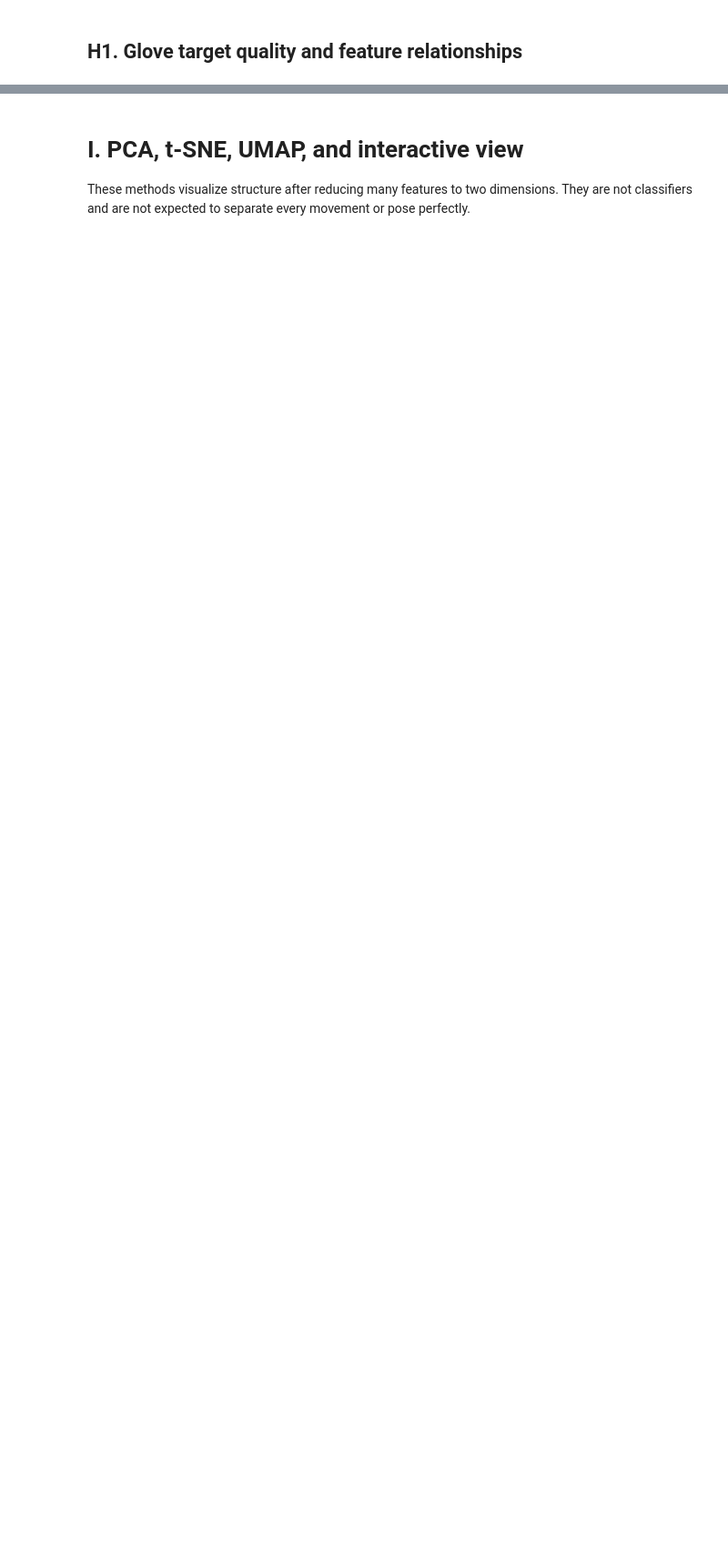
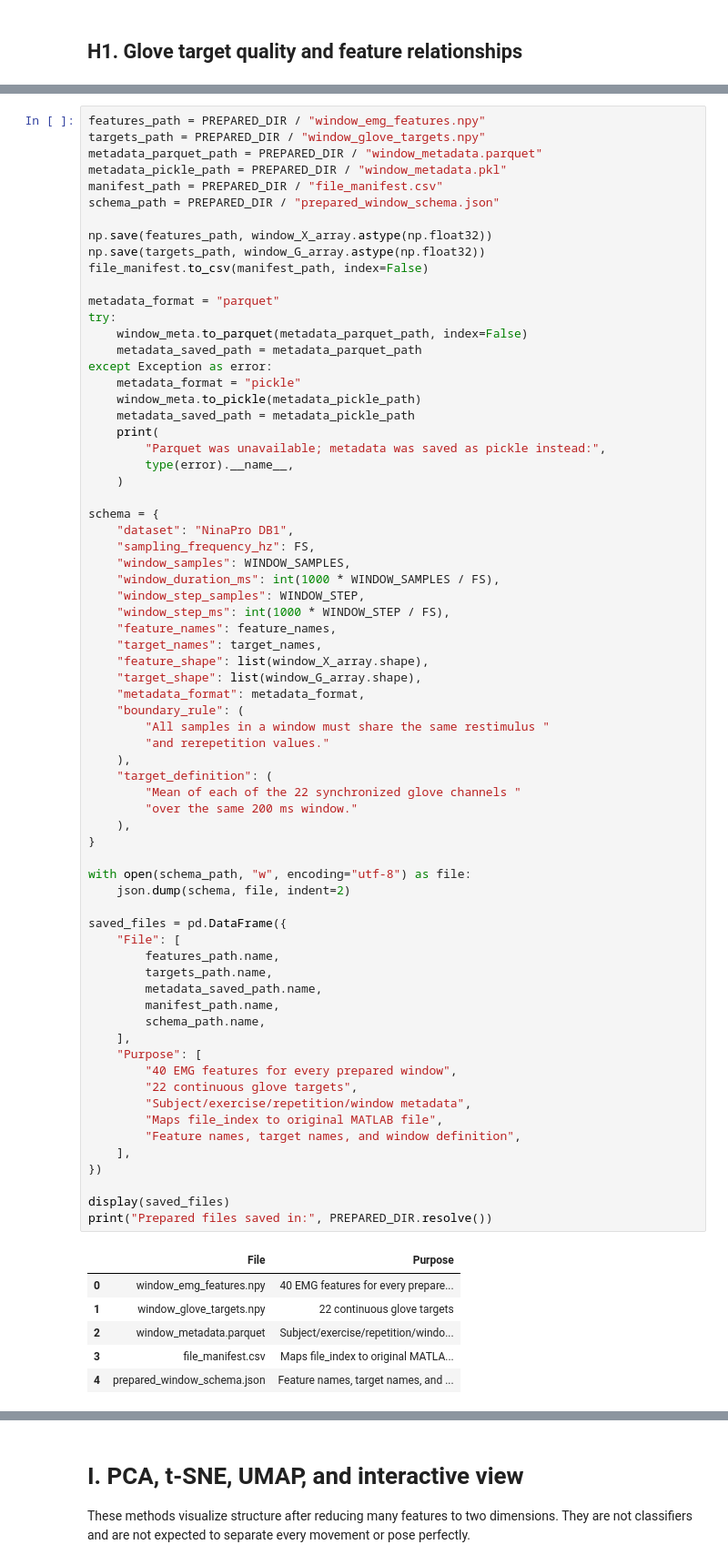
Before and after one commit to tasnovahaque/Group10_NinaProDB1_ML, a Jupyter notebook: code/task1/Group10_NinaProDb1_task1_eda.ipynb, the cells around one changed output, grey strips where cells are left out. Shown at 91% size. Drawn from its saved outputs; the diff is of its cells as text; blank space fills up the shorter version.

Commit message:
Kaggle Notebook | NinaPro_DB1_EDA | Version 2

```diff
--- a/code/task1/Group10_NinaProDb1_task1_eda.ipynb
+++ b/code/task1/Group10_NinaProDb1_task1_eda.ipynb
@@ -1113,0 +1313,76 @@ Strongest feature–target correlations
+# %%
+features_path = PREPARED_DIR / "window_emg_features.npy"
+targets_path = PREPARED_DIR / "window_glove_targets.npy"
+metadata_parquet_path = PREPARED_DIR / "window_metadata.parquet"
+metadata_pickle_path = PREPARED_DIR / "window_metadata.pkl"
+manifest_path = PREPARED_DIR / "file_manifest.csv"
+schema_path = PREPARED_DIR / "prepared_window_schema.json"
+
+np.save(features_path, window_X_array.astype(np.float32))
+np.save(targets_path, window_G_array.astype(np.float32))
+file_manifest.to_csv(manifest_path, index=False)
+
+metadata_format = "parquet"
+try:
+    window_meta.to_parquet(metadata_parquet_path, index=False)
+    metadata_saved_path = metadata_parquet_path
+except Exception as error:
+    metadata_format = "pickle"
+    window_meta.to_pickle(metadata_pickle_path)
+    metadata_saved_path = metadata_pickle_path
+    print(
+        "Parquet was unavailable; metadata was saved as pickle instead:",
+        type(error).__name__,
+    )
+
+schema = {
+    "dataset": "NinaPro DB1",
+    "sampling_frequency_hz": FS,
+    "window_samples": WINDOW_SAMPLES,
+    "window_duration_ms": int(1000 * WINDOW_SAMPLES / FS),
+    "window_step_samples": WINDOW_STEP,
+    "window_step_ms": int(1000 * WINDOW_STEP / FS),
+    "feature_names": feature_names,
+    "target_names": target_names,
+    "feature_shape": list(window_X_array.shape),
+    "target_shape": list(window_G_array.shape),
+    "metadata_format": metadata_format,
+    "boundary_rule": (
+        "All samples in a window must share the same restimulus "
+        "and rerepetition values."
+    ),
+    "target_definition": (
+        "Mean of each of the 22 synchronized glove channels "
+        "over the same 200 ms window."
+    ),
+}
+
+with open(schema_path, "w", encoding="utf-8") as file:
+    json.dump(schema, file, indent=2)
+
+saved_files = pd.DataFrame({
+    "File": [
+        features_path.name,
+        targets_path.name,
+        metadata_saved_path.name,
+        manifest_path.name,
+        schema_path.name,
+    ],
+    "Purpose": [
+        "40 EMG features for every prepared window",
+        "22 continuous glove targets",
+        "Subject/exercise/repetition/window metadata",
+        "Maps file_index to original MATLAB file",
+        "Feature names, target names, and window definition",
+    ],
+})
+
+display(saved_files)
+print("Prepared files saved in:", PREPARED_DIR.resolve())
+# %% [output]
+|  | File | Purpose |
+| 0 | window_emg_features.npy | 40 EMG features for every prepare... |
+| 1 | window_glove_targets.npy | 22 continuous glove targets |
+| 2 | window_metadata.parquet | Subject/exercise/repetition/windo... |
+| 3 | file_manifest.csv | Maps file_index to original MATLA... |
+| 4 | prepared_window_schema.json | Feature names, target names, and ... |
```
Also changed, not shown: parts of 5 cells of this notebook.
